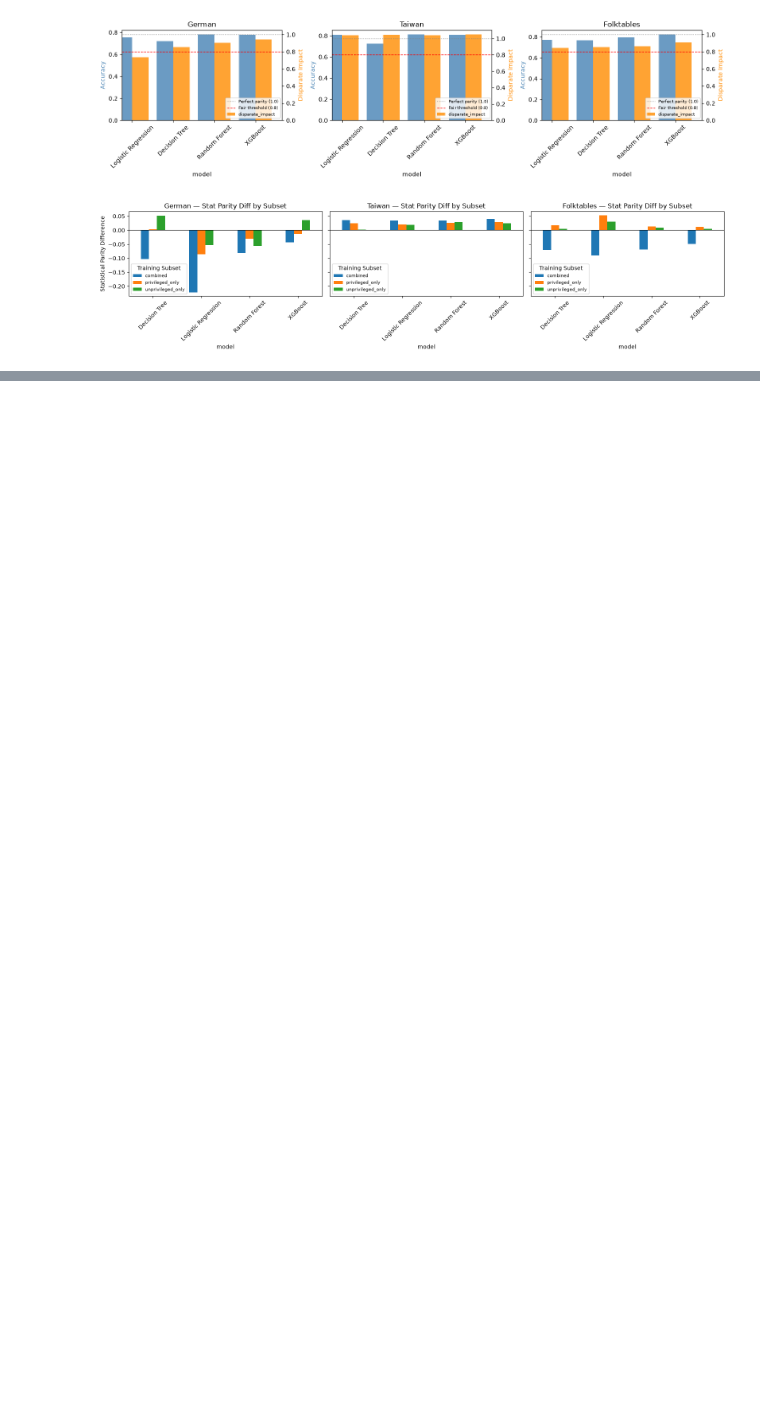
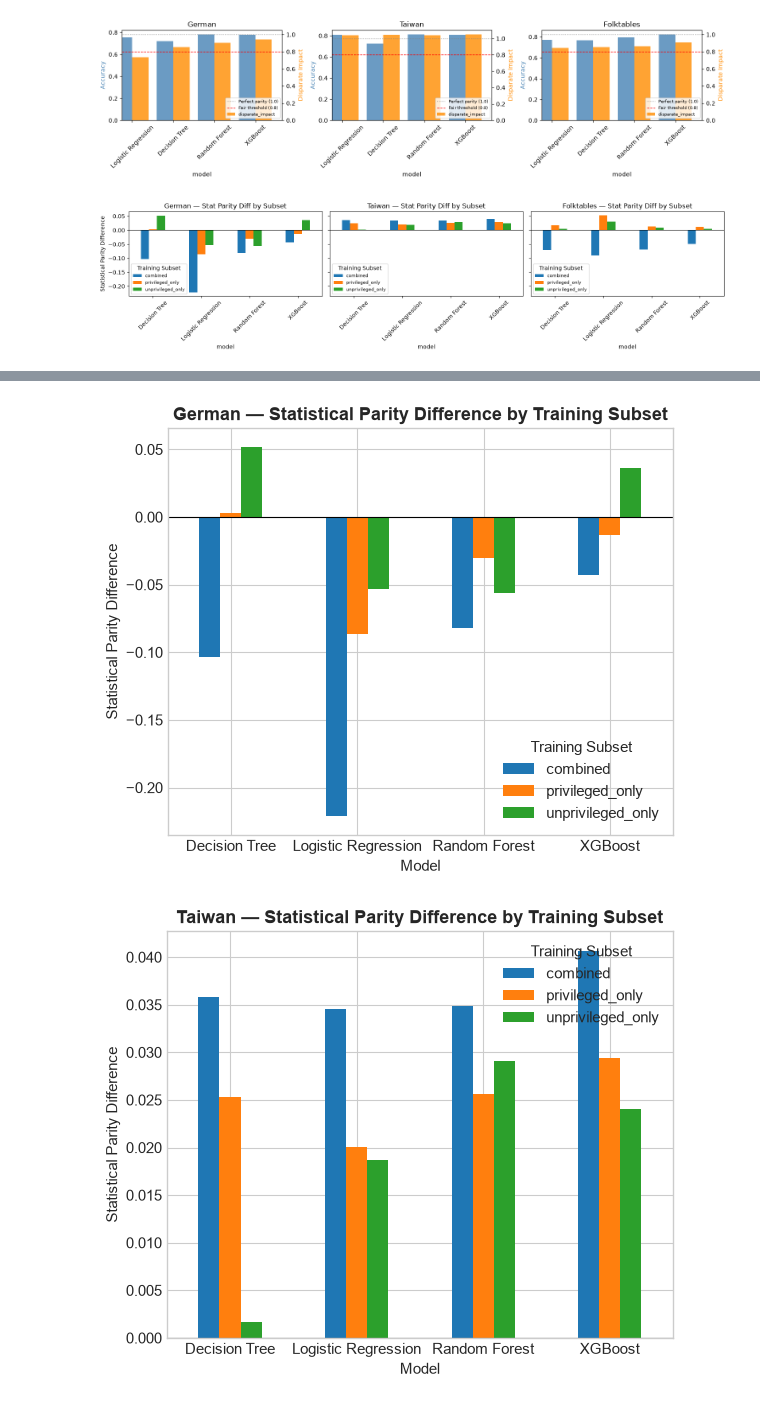
Before and after one commit to zaema-d/ml-fairness-bias, a Jupyter notebook: notebooks/visualizations.ipynb, the cells around one changed output, grey strips where cells are left out. Cells and saved outputs as stored; diff of their text form; code cells hidden in the pictures; blank space fills up the shorter version.

```diff
--- a/notebooks/visualizations.ipynb
+++ b/notebooks/visualizations.ipynb
@@ -65,0 +157,20 @@ plt.show()
+# %%
+for ds in datasets:
+    df = pd.read_csv(f'../results/subset_{ds}.csv', index_col=[0, 1])
+    pivot = df['stat_parity_diff'].unstack(level=0)
+
+    fig, ax = plt.subplots(figsize=(6,5))
+    pivot.plot(kind='bar', ax=ax)
+    ax.axhline(0, color='black', linewidth=0.8)
+    ax.set_title(f'{ds.capitalize()} — Statistical Parity Difference by Training Subset')
+    ax.set_ylabel('Statistical Parity Difference')
+    ax.set_xlabel('Model')
+    ax.tick_params(axis='x', rotation=0)
+    ax.legend(title='Training Subset')
+
+    plt.tight_layout()
+    plt.savefig(f'../results/subset_comparison_{ds}.png', dpi=150)
+    plt.show()
+# %% [output]
+[figure, added]
+[figure, added]
```
Also changed, not shown: parts of 7 cells of this notebook, 17 other files.
